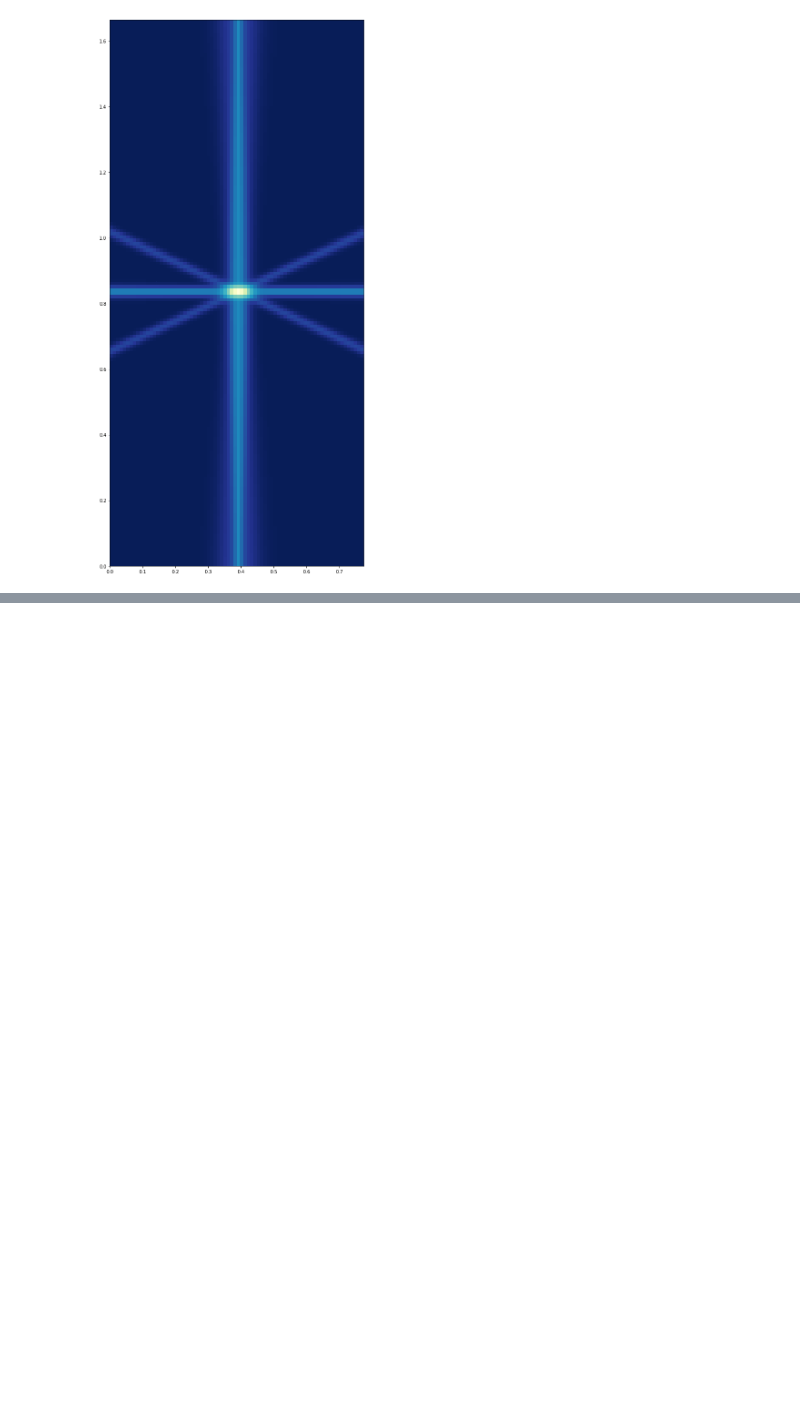
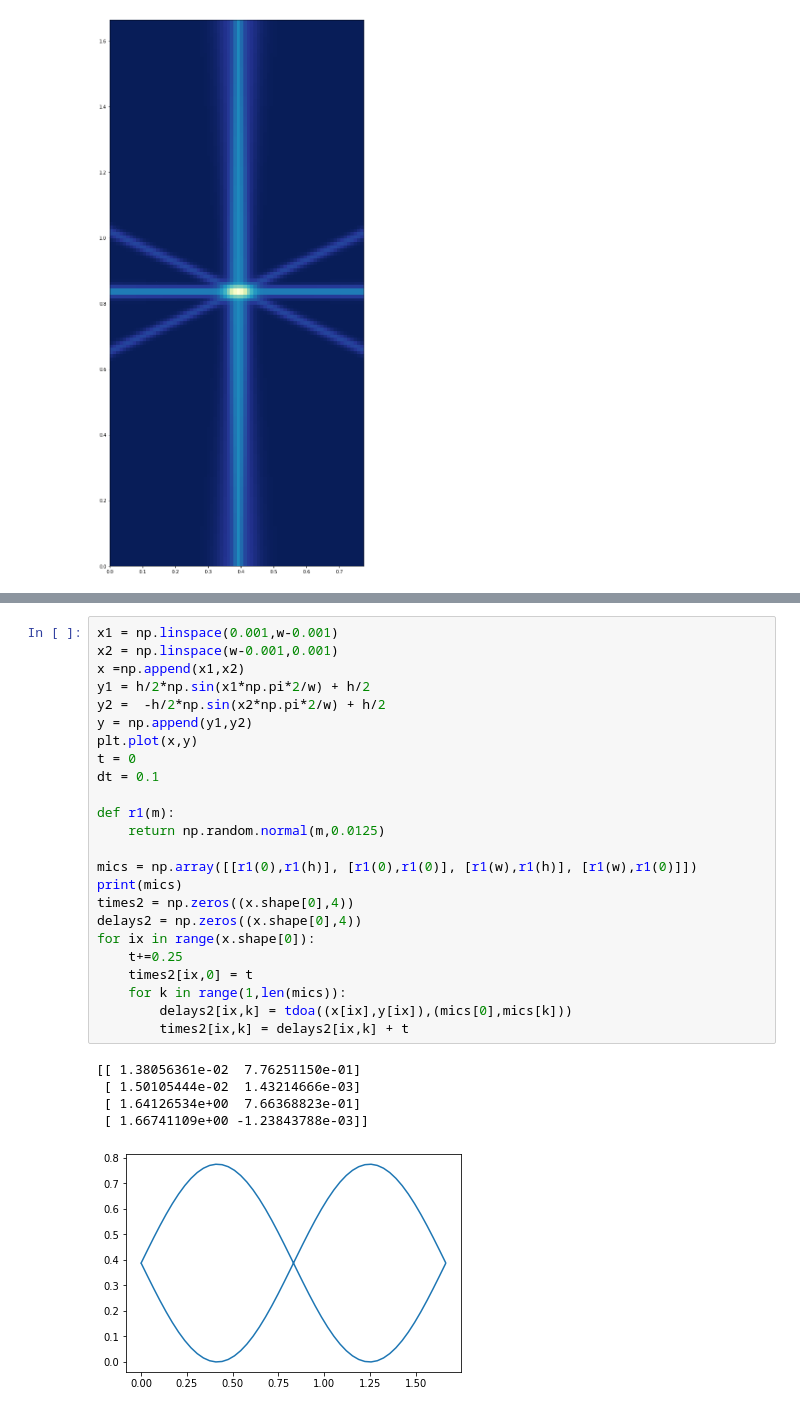
Before and after one commit to garrisoneel/acoustic-localization, a Jupyter notebook: cross_correllation2.ipynb, the cells around one changed output, grey strips where cells are left out. Cells and saved outputs as stored; diff of their text form; blank space fills up the shorter version.

```diff
--- a/cross_correllation2.ipynb
+++ b/cross_correllation2.ipynb
@@ -1157 +1214,31 @@ interactive(children=(IntSlider(value=268, description='t', max=536), Output()),
+# %%
+x1 = np.linspace(0.001,w-0.001)
+x2 = np.linspace(w-0.001,0.001)
+x =np.append(x1,x2)
+y1 = h/2*np.sin(x1*np.pi*2/w) + h/2
+y2 =  -h/2*np.sin(x2*np.pi*2/w) + h/2
+y = np.append(y1,y2)
+plt.plot(x,y)
+t = 0
+dt = 0.1
+
+def r1(m):
+    return np.random.normal(m,0.0125)
+
+mics = np.array([[r1(0),r1(h)], [r1(0),r1(0)], [r1(w),r1(h)], [r1(w),r1(0)]])
+print(mics)
+times2 = np.zeros((x.shape[0],4))
+delays2 = np.zeros((x.shape[0],4))
+for ix in range(x.shape[0]):
+    t+=0.25
+    times2[ix,0] = t
+    for k in range(1,len(mics)):
+        delays2[ix,k] = tdoa((x[ix],y[ix]),(mics[0],mics[k]))
+        times2[ix,k] = delays2[ix,k] + t
+# %% [output]
+[[ 1.38056361e-02  7.76251150e-01]
+ [ 1.50105444e-02  1.43214666e-03]
+ [ 1.64126534e+00  7.66368823e-01]
+ [ 1.66741109e+00 -1.23843788e-03]]
+[figure, added]
 # %%
```
Also changed, not shown: parts of 11 cells of this notebook.
